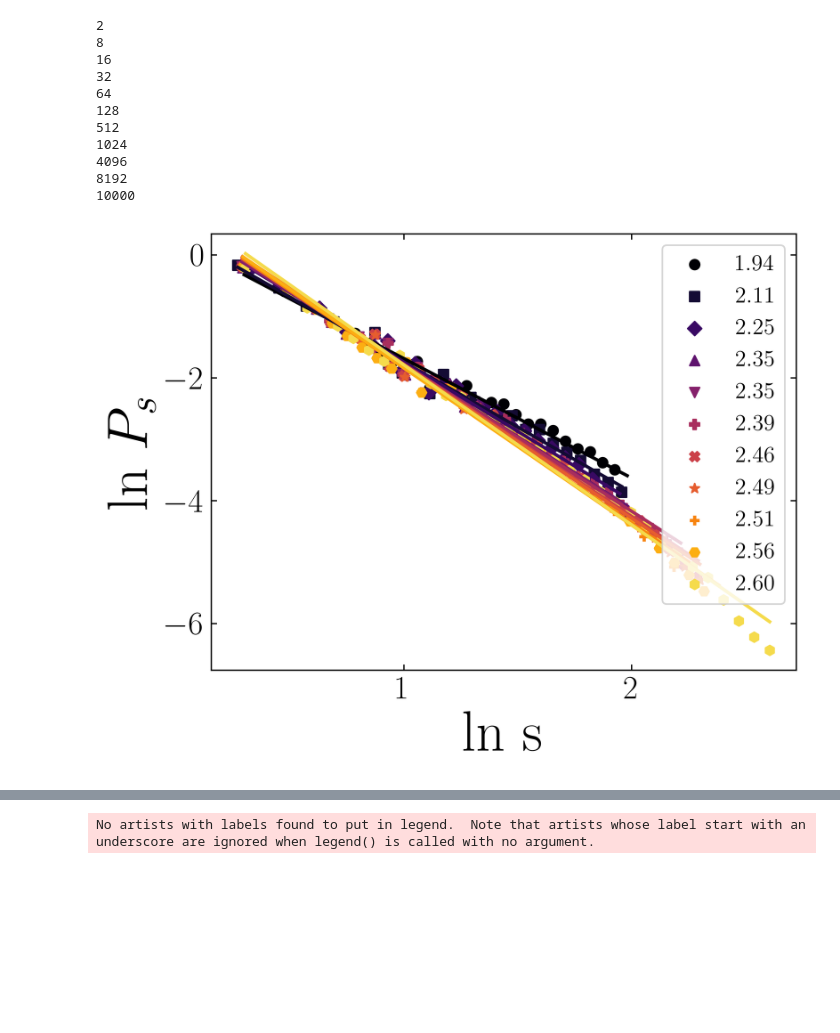
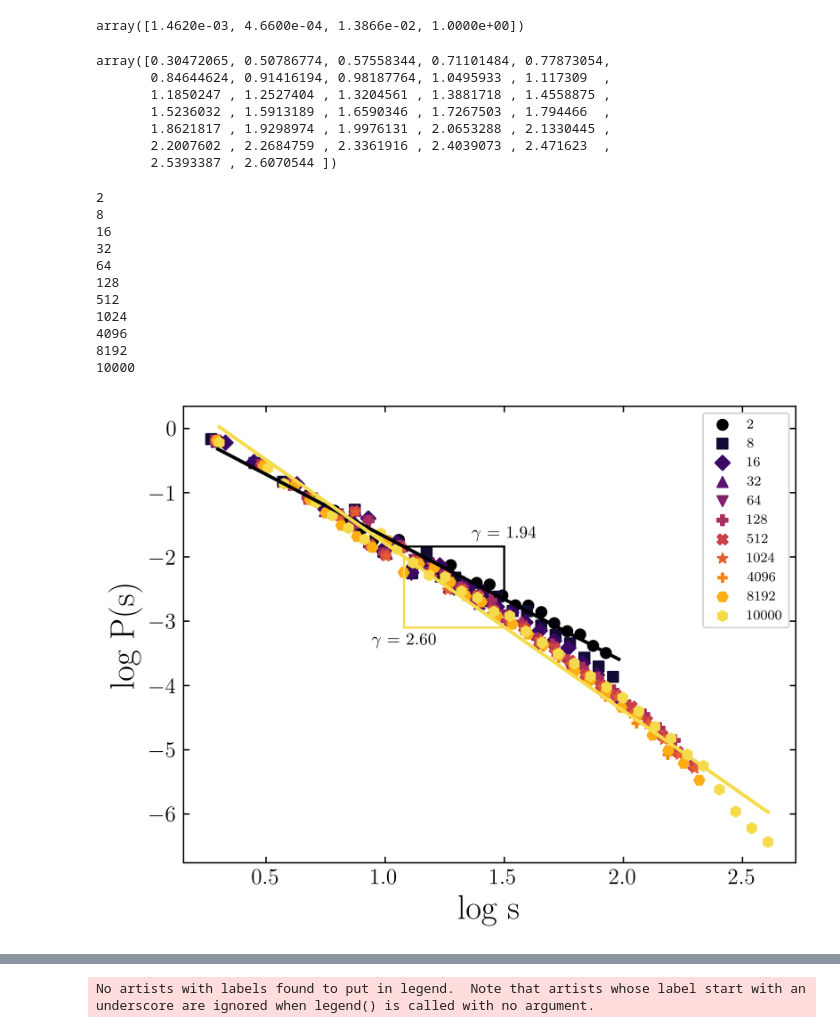
Before and after one commit to michaelsouza/dla-collagen, a Jupyter notebook: codigo_finalizado/avalanche_fibril.ipynb, the cells around one changed output, grey strips where cells are left out. Cells and saved outputs as stored; diff of their text form; code cells hidden in the pictures; blank space fills up the shorter version.

```diff
--- a/codigo_finalizado/avalanche_fibril.ipynb
+++ b/codigo_finalizado/avalanche_fibril.ipynb
@@ -96,13 +97,28 @@ plt.rc('legend', fontsize=8)
 plt.rc('xtick', labelsize=13) ##tamanho dos numeros nos eixos
 plt.rc('ytick', labelsize=13)
 plt.rc('font', family='serif')
+# %%
+color=cmap(np.linspace(0, 1, 12))
+color[0]
+# %% [output]
+array([1.4620e-03, 4.6600e-04, 1.3866e-02, 1.0000e+00])
+# %%
+x
+# %% [output]
+array([0.30472065, 0.50786774, 0.57558344, 0.71101484, 0.77873054,
+       0.84644624, 0.91416194, 0.98187764, 1.0495933 , 1.117309  ,
+       1.1850247 , 1.2527404 , 1.3204561 , 1.3881718 , 1.4558875 ,
+       1.5236032 , 1.5913189 , 1.6590346 , 1.7267503 , 1.794466  ,
+       1.8621817 , 1.9298974 , 1.9976131 , 2.0653288 , 2.1330445 ,
+       2.2007602 , 2.2684759 , 2.3361916 , 2.4039073 , 2.471623  ,
+       2.5393387 , 2.6070544 ])
 # %%
 # Define the list of specific numbers
 ts = [1024, 32,10000, 8192, 16, 4096, 2, 8, 128, 512, 64]
-plt.rc('axes', labelsize=35) ##tamanho do label
-plt.rc('xtick', labelsize=20) ##tamanho dos numeros nos eixos
-plt.rc('ytick', labelsize=20)
-plt.rc('legend', fontsize=14)
+#plt.rc('axes', labelsize=35) ##tamanho do label
+#plt.rc('xtick', labelsize=20) ##tamanho dos numeros nos eixos
+#plt.rc('ytick', labelsize=20)
+#plt.rc('legend', fontsize=14)
 specific_numbers = sorted(ts)  # Sort the list in ascending order
 gamma = np.loadtxt('/home/robert/Datas/gamma_ts.dat')
 
@@ -144,7 +160,7 @@ for file_number in specific_numbers[:]:
         y = data[:, 1]
 
         # Plot the curve
-        plt.scatter(x, y, label = '%.2f' %gamma[i,1], marker=markers[i])
+        plt.scatter(x, y, label = '%d' %gamma[i,0], marker=markers[i])
         i+=1
 
 
@@ -174,36 +190,76 @@ i = 0
 for file_number in specific_numbers[:]:
 
     if file_number in number_file_map:
         file_name = number_file_map[file_number]
         file_path = os.path.join(folder_path, file_name)
         data = np.loadtxt(file_path)
 
         # Separate the columns
         x = data[:, 0]
         y = data[:, 1]
 
-        # Plot the curve
-        plt.plot(x, y)
+        if i ==0 or i == 10:
+            # Plot the curve
+            plt.plot(x, y, c = color[i])
         i+=1
 
+
+#### Curva amarela
+##reta vertical
+# Definindo os pontos
+ponto1 = (1.08, -2)
+ponto2 = (1.08, -3.1)
+
+plt.plot([ponto1[0], ponto2[0]], [ponto1[1], ponto2[1]], c = color[10], linewidth = 1.2)
+
+##reta horizontal
+# Definindo os pontos
+ponto1 = (1.08, -3.1)
+ponto2 = (1.49, -3.1)
+
+plt.plot([ponto1[0], ponto2[0]], [ponto1[1], ponto2[1]], c = color[10], linewidth = 1.2)
+
+pc = (1.08, -3.1)
+plt.text(pc[0], pc[1]-0.2, r'$\gamma$ = 2.60', ha='center', va='center', fontsize=10, bbox=dict(boxstyle='square,pad=0.3', fc="none", ec="none"))
+
+
+####Curva Preta
+##reta vertical
+# Definindo os pontos
+ponto1 = (1.5, -1.84)
+ponto2 = (1.5, -2.66)
+
+plt.plot([ponto1[0], ponto2[0]], [ponto1[1], ponto2[1]], c = color[0], linewidth = 1.2)
+
+##reta horizontal
+# Definindo os pontos
+ponto1 = (1.09, -1.84)
+ponto2 = (1.5, -1.84)
+
+plt.plot([ponto1[0], ponto2[0]], [ponto1[1], ponto2[1]], c = color[0], linewidth = 1.2)
+
+pc = (1.5, -1.84)
+plt.text(pc[0], pc[1]+0.2, r'$\gamma$ = 1.94', ha='center', va='center', fontsize=10, bbox=dict(boxstyle='square,pad=0.3', fc="none", ec="none"))
+
+
 # Adding labels and title
-plt.xlabel('ln s')
-plt.ylabel(r'ln $P_{s}$')
-
+plt.xlabel('log s')
+plt.ylabel('log P(s)')
+#plt.grid(True)
 # Criar uma legenda no canto inferior esquerdo
 plt.legend()
 plt.tick_params(direction='in', top=True, right=True, labeltop=False, labelright=False)
 plt.show()
 # %% [output]
 2
 8
 16
 32
 64
 128
 512
 1024
 4096
 8192
 10000
-[figure, old version]
+[figure, new version]
```
Also changed, not shown: parts of 3 cells of this notebook, 13 other files.
